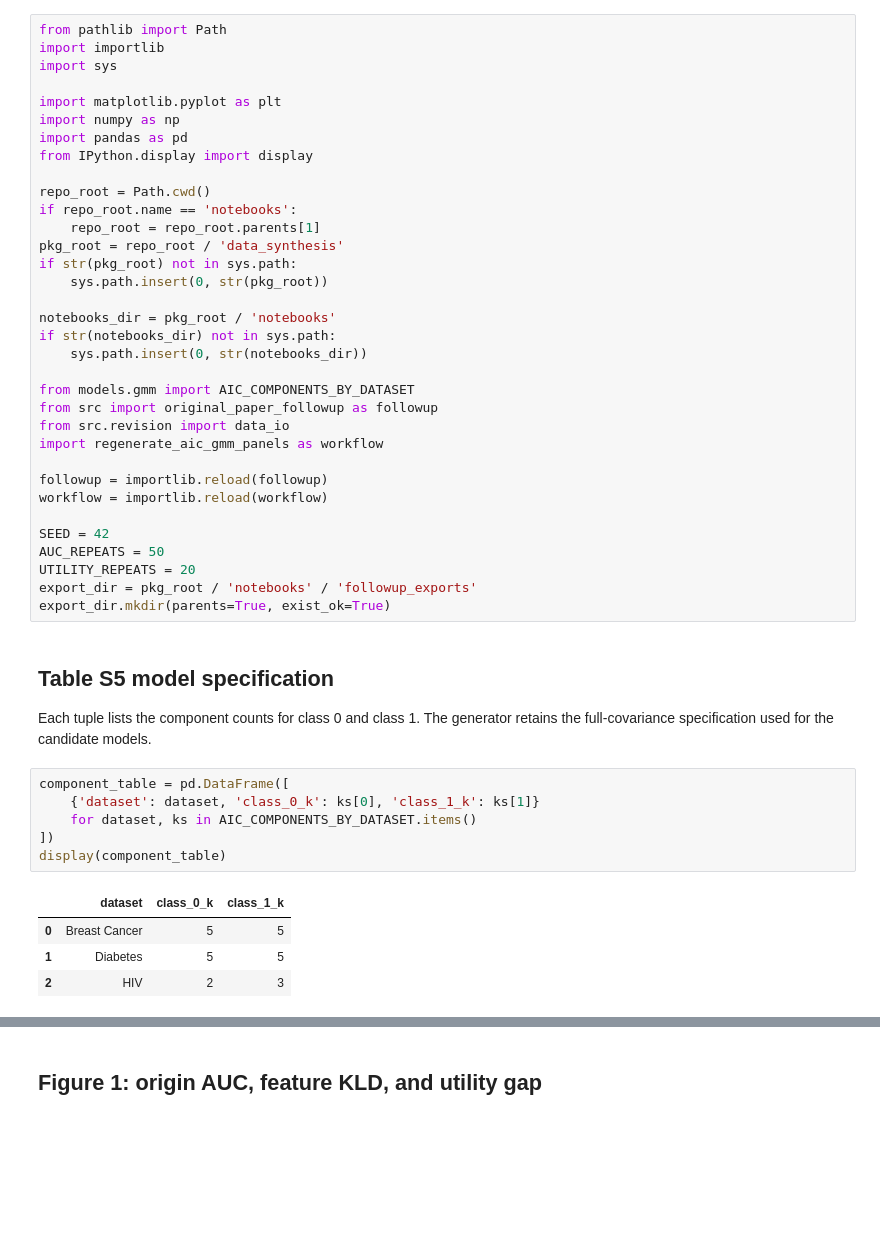
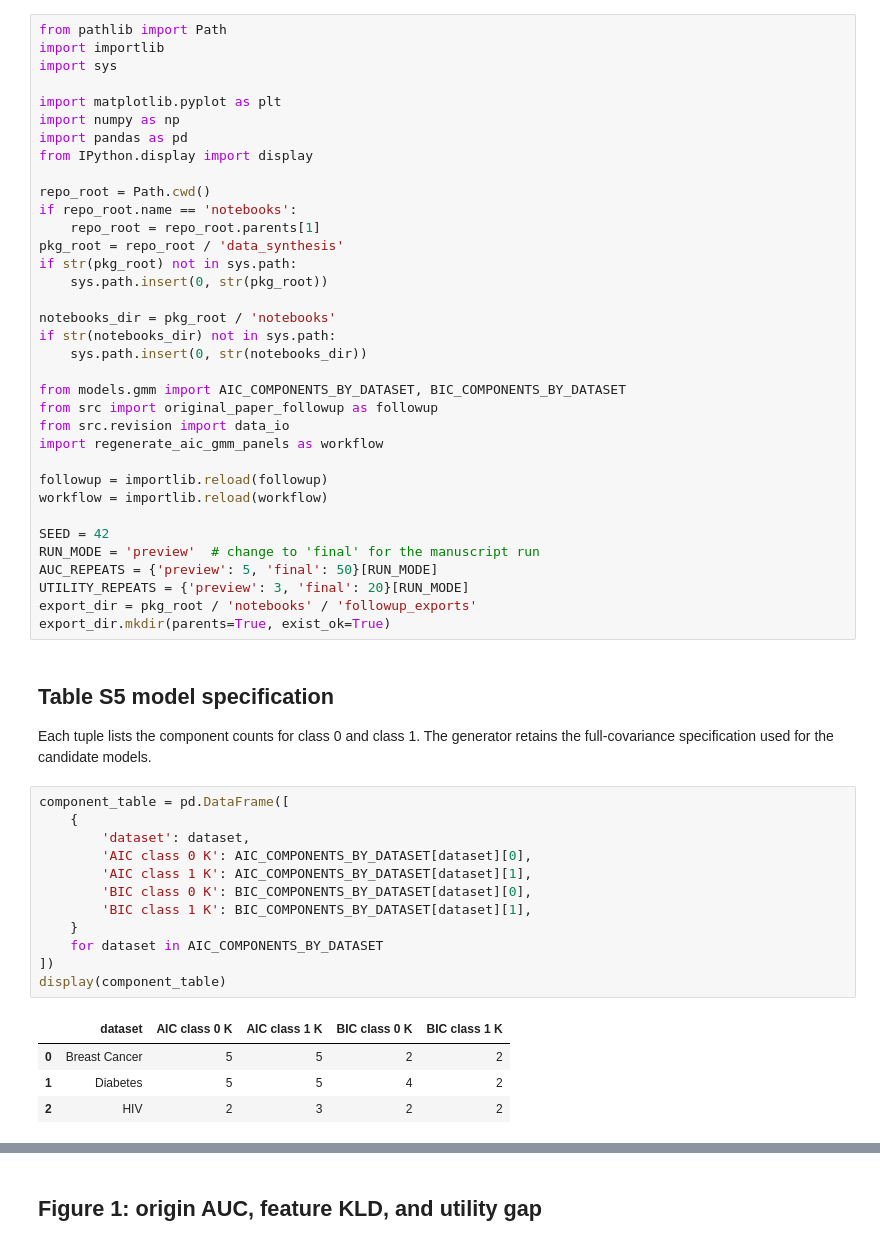
Before and after one commit to TonyTran03/distinguishable_data, a Jupyter notebook: data_synthesis/notebooks/aic_gmm_panels.ipynb, the cells around one changed output, grey strips where cells are left out. Drawn from its saved outputs; the diff is of its cells as text; blank space fills up the shorter version.

```diff
--- a/data_synthesis/notebooks/aic_gmm_panels.ipynb
+++ b/data_synthesis/notebooks/aic_gmm_panels.ipynb
@@ -27,7 +27,7 @@ notebooks_dir = pkg_root / 'notebooks'
 if str(notebooks_dir) not in sys.path:
     sys.path.insert(0, str(notebooks_dir))
 
-from models.gmm import AIC_COMPONENTS_BY_DATASET
+from models.gmm import AIC_COMPONENTS_BY_DATASET, BIC_COMPONENTS_BY_DATASET
 from src import original_paper_followup as followup
 from src.revision import data_io
 import regenerate_aic_gmm_panels as workflow
@@ -36,8 +36,9 @@ followup = importlib.reload(followup)
 workflow = importlib.reload(workflow)
 
 SEED = 42
-AUC_REPEATS = 50
-UTILITY_REPEATS = 20
+RUN_MODE = 'preview'  # change to 'final' for the manuscript run
+AUC_REPEATS = {'preview': 5, 'final': 50}[RUN_MODE]
+UTILITY_REPEATS = {'preview': 3, 'final': 20}[RUN_MODE]
 export_dir = pkg_root / 'notebooks' / 'followup_exports'
 export_dir.mkdir(parents=True, exist_ok=True)
 # %% [markdown]
@@ -46,13 +47,19 @@ export_dir.mkdir(parents=True, exist_ok=True)
 Each tuple lists the component counts for class 0 and class 1. The generator retains the full-covariance specification used for the candidate models.
 # %%
 component_table = pd.DataFrame([
-    {'dataset': dataset, 'class_0_k': ks[0], 'class_1_k': ks[1]}
-    for dataset, ks in AIC_COMPONENTS_BY_DATASET.items()
+    {
+        'dataset': dataset,
+        'AIC class 0 K': AIC_COMPONENTS_BY_DATASET[dataset][0],
+        'AIC class 1 K': AIC_COMPONENTS_BY_DATASET[dataset][1],
+        'BIC class 0 K': BIC_COMPONENTS_BY_DATASET[dataset][0],
+        'BIC class 1 K': BIC_COMPONENTS_BY_DATASET[dataset][1],
+    }
+    for dataset in AIC_COMPONENTS_BY_DATASET
 ])
 display(component_table)
 # %% [output]
-|  | dataset | class_0_k | class_1_k |
-| 0 | Breast Cancer | 5 | 5 |
-| 1 | Diabetes | 5 | 5 |
-| 2 | HIV | 2 | 3 |
+|  | dataset | AIC class 0 K | AIC class 1 K | BIC class 0 K | BIC class 1 K |
+| 0 | Breast Cancer | 5 | 5 | 2 | 2 |
+| 1 | Diabetes | 5 | 5 | 4 | 2 |
+| 2 | HIV | 2 | 3 | 2 | 2 |
 # %% [markdown]
```
Also changed, not shown: parts of 13 cells of this notebook, 4 other files.
